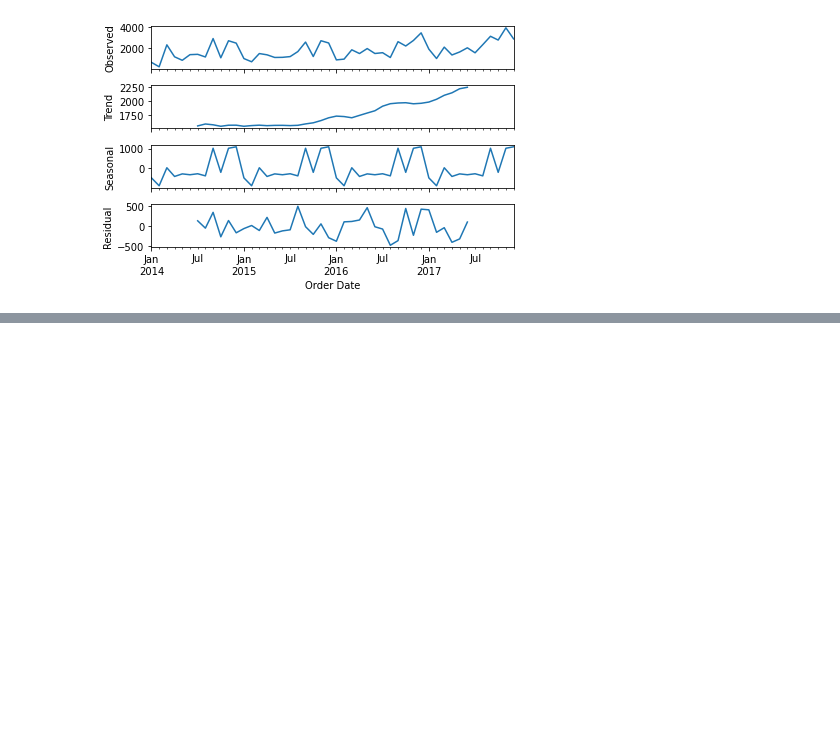
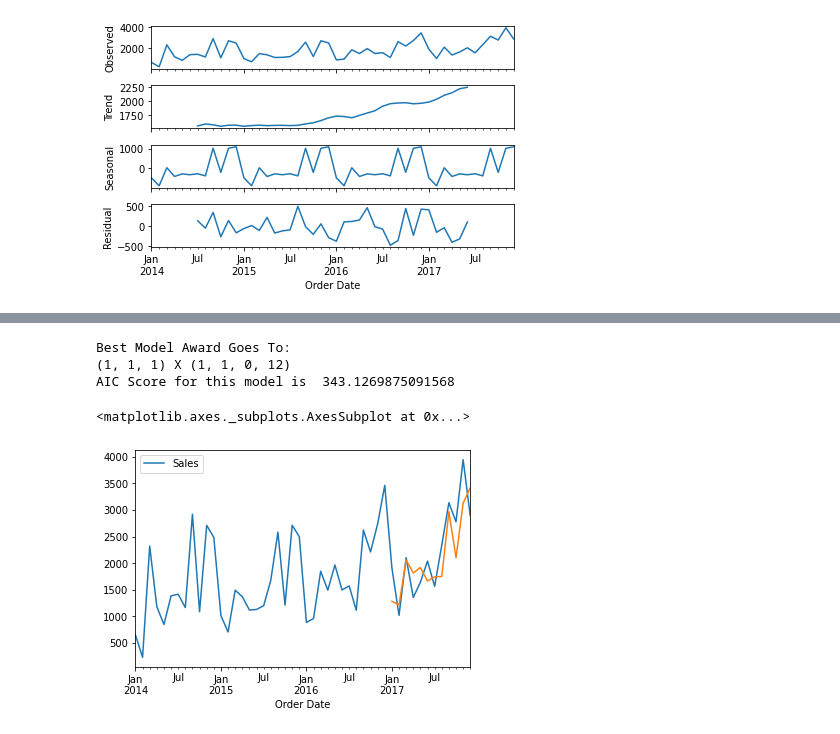
Before and after one commit to aranlemaur/Basics-Tutorial, a Jupyter notebook: 5 cont. Time_Series_Analysis.ipynb, the cells around one changed output, grey strips where cells are left out. Saved outputs shown, nothing was run; the diff lists cells and outputs as text; code cells hidden in the pictures; blank space fills up the shorter version.

```diff
--- a/5 cont. Time_Series_Analysis.ipynb
+++ b/5 cont. Time_Series_Analysis.ipynb
@@ -350,0 +415,30 @@ plt.show()
+# %%
+# BEST possible values for P,D,Q and seasonal P,D,Q
+# for lowest possible values of AIC
+best_score = 9999
+best_pdq= (0,0,0)
+best_spdq = (0,0,0)
+for x1 in pdq:
+  for x2 in seasonal_pdq:
+    try:
+      model = sm.tsa.statespace.SARIMAX(monthly_data,
+                                        order=x1,
+                                        seasonal_order=x2,
+                                        enforce_stationarity=False)
+      # calculate the metric- AIC
+      prediction = model.fit()
+      # fitting-> training the model, scoring-> testing the model
+      # compare predictions against the known results
+      # it helps us calculate LOSS
+      print(x1, end= " X ")
+      print(x2, end=" = ")
+      print(prediction.aic)
+
+      if(prediction.aic < best_score):
+        best_score = prediction.aic
+        best_pdq = x1
+        best_spdq = x2
+
+    except Exception as ex:
+      print(ex)
+      continue
@@ -350,0 +510,27 @@ plt.show()
+# %%
+#BEST MODEL
+print('Best Model Award Goes To: ')
+print(best_pdq , end =" X ")
+print( best_spdq)
+print('AIC Score for this model is ', end= " ")
+print(best_score)
+# %% [output]
+Best Model Award Goes To:
+(1, 1, 1) X (1, 1, 0, 12)
+AIC Score for this model is  343.1269875091568
+# %%
+model = sm.tsa.statespace.SARIMAX(monthly_data, order=best_pdq, seasonal_order= best_spdq, enforce_stationarity=False)
+
+model2 = sm.tsa.statespace.SARIMAX(monthly_data, order=(0, 1, 0), seasonal_order= (1, 0, 1, 12), enforce_stationarity=False)
+results = model.fit()
+results2 = model2.fit()
+# %%
+pred = results.get_prediction(start=pd.to_datetime('2017-01-01'), dynamic=False)
+pred2 = results2.get_prediction(start=pd.to_datetime('2017-01-01'), dynamic=False)
+# %%
+real_values = monthly_data['2014':].plot(label='actual')
+# y axis of real data
+pred.predicted_mean.plot(ax=real_values, label='One-Step-Ahead Forecast')
+# %% [output]
+<matplotlib.axes._subplots.AxesSubplot at 0x...>
+[figure, added]
```
Also changed, not shown: parts of 11 cells of this notebook.
